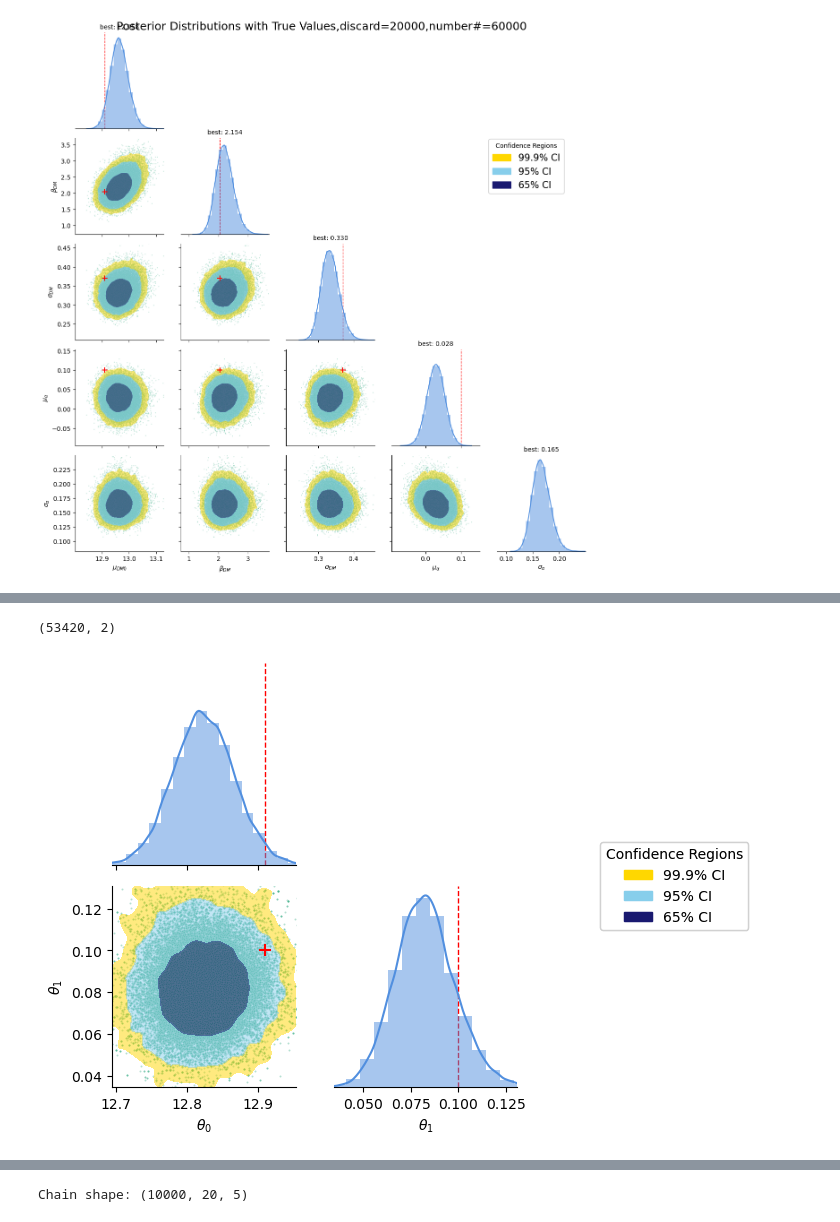
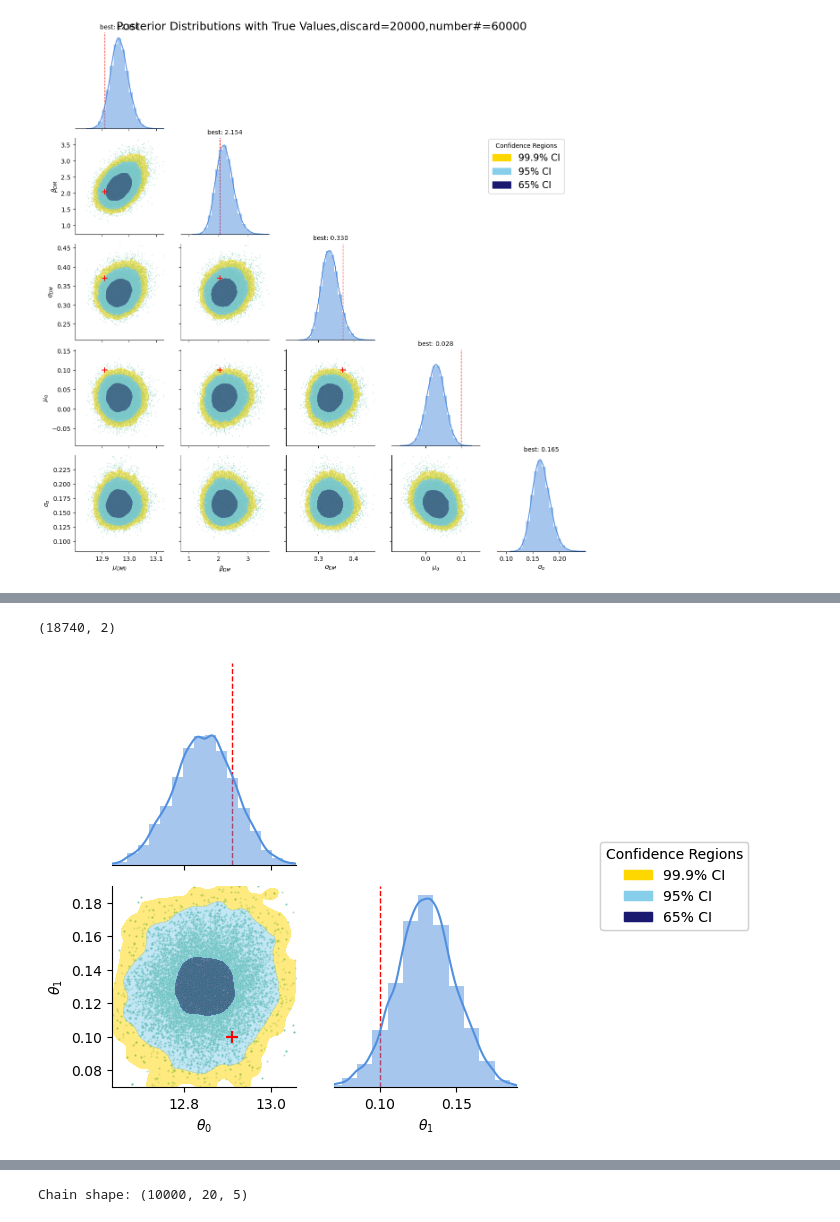
Before and after one commit to zheshishuoshuo/sl_inference_only_muDMalpha, a Jupyter notebook: test_notebook/plot_post.ipynb, the cells around one changed output, grey strips where cells are left out. Saved outputs shown, nothing was run; the diff lists cells and outputs as text; code cells hidden in the pictures.

```diff
--- a/test_notebook/plot_post.ipynb
+++ b/test_notebook/plot_post.ipynb
@@ -353,7 +358,7 @@ def plot_pairplot_with_truth(hdf5_file, discard=1000, thin=10, labels=None, trut
             y=y,
             fill=True,
             thresh=1,
-            levels=[0.01, 0.05, 0.35,1],  # 95%, 65%
+            levels=[0.01, 0.05, 0.65,1],  # 95%, 65%
             colors=["gold", "skyblue", "midnightblue"], #only need two colors for two levels
             alpha=0.5,
             # shade=True,
@@ -439,36 +444,36 @@ def plot_pairplot_with_truth(hdf5_file, discard=1000, thin=10, labels=None, trut
     legend = plt.legend(handles=legend_patches, loc='center right', bbox_to_anchor=(3.5, 1), title="Confidence Regions", fontsize=10)
     plt.gcf().add_artist(legend)
 
 
 
 
     plt.tight_layout()
     plt.show()
 
 
 
 plot_pairplot_with_truth(
-    hdf5_file="../chains/chains.h5",
+    hdf5_file="../chains/chains_bless_new1.h5",
     discard=200,
     thin=1,
     # labels=[r"$\mu_{DM0}$", r"$\beta_{DM}$", r"$\sigma_{DM}$", r"$\mu_\alpha$", r"$\sigma_\alpha$"],  # Example parameter names
     # truths=[12.575, 0.381, 0.073, 0.075],
     # truths=[12.91, 2.04, 0.37, 0.1, 0.05],
     truths=[12.91, 0.1],
     width_factor=3,
     # max_steps=4000  # 可选，None表示不限制最大步数
 
 )
 #  np.array([12.5, 0.38, 0.05, 0.05])
 
 # true
 # (12.484790712318109,
 #  0.4365785108229181,
 #  0.07376295948617051,
 #  0.0748739106362481)
 # %% [output]
-(53420, 2)
+(18740, 2)
-[figure, old version]
+[figure, new version]
 # %% [markdown]
 ![image.png](attachment:image.png)
 # %%
```
Also changed, not shown: parts of 2 cells of this notebook, 8 other files.
